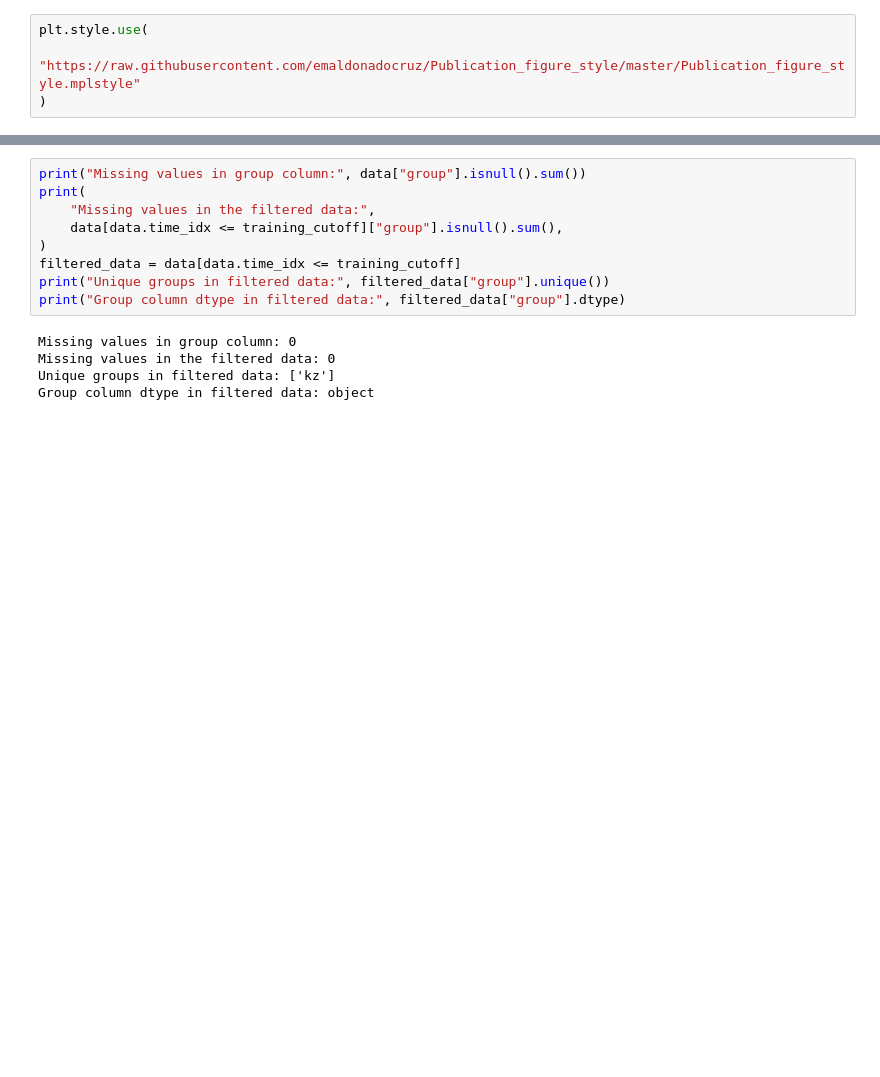
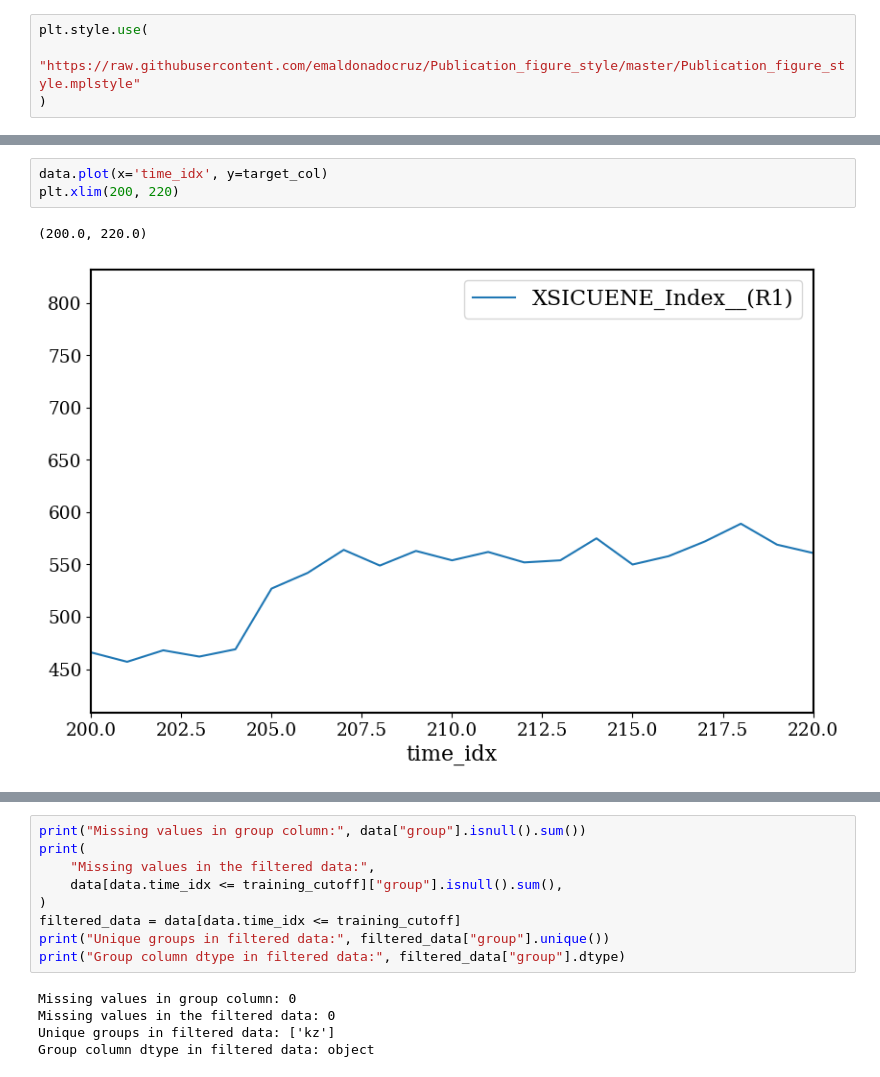
Before and after one commit to jpm0112/shippingNN, a Jupyter notebook: notebooks/tft.ipynb, the cells around one changed output, grey strips where cells are left out. Saved outputs shown, nothing was run; the diff lists cells and outputs as text; blank space fills up the shorter version.

```diff
--- a/notebooks/tft.ipynb
+++ b/notebooks/tft.ipynb
@@ -811,3 +73,9 @@ def plot_decoder_variables(interpretation):
+# %%
+data.plot(x='time_idx', y=target_col)
+plt.xlim(200, 220)
+# %% [output]
+(200.0, 220.0)
+[figure, added]
 # %%
 training_cutoff = (
     data["time_idx"].max() - 8
```
Also changed, not shown: parts of 13 cells of this notebook, 49 other files.
